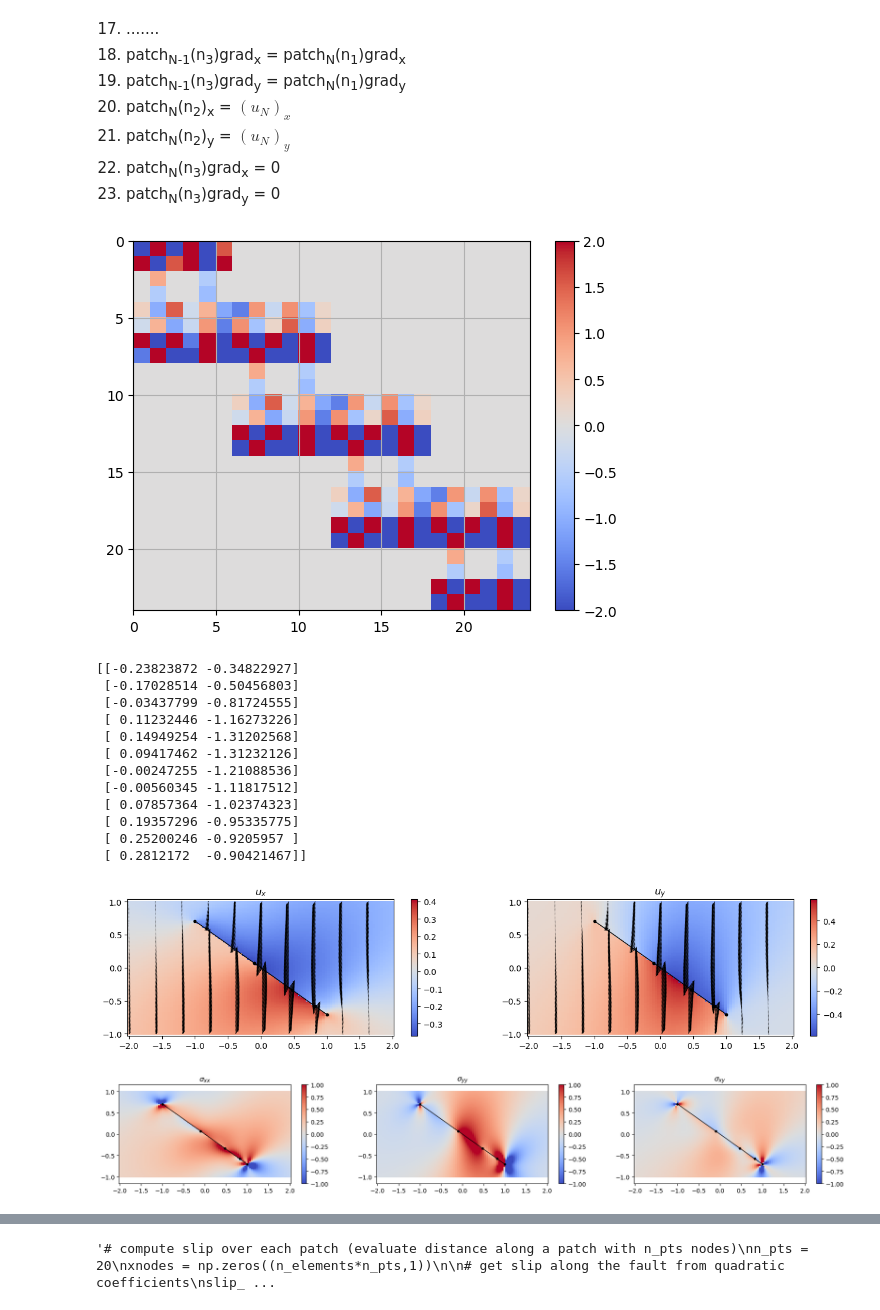
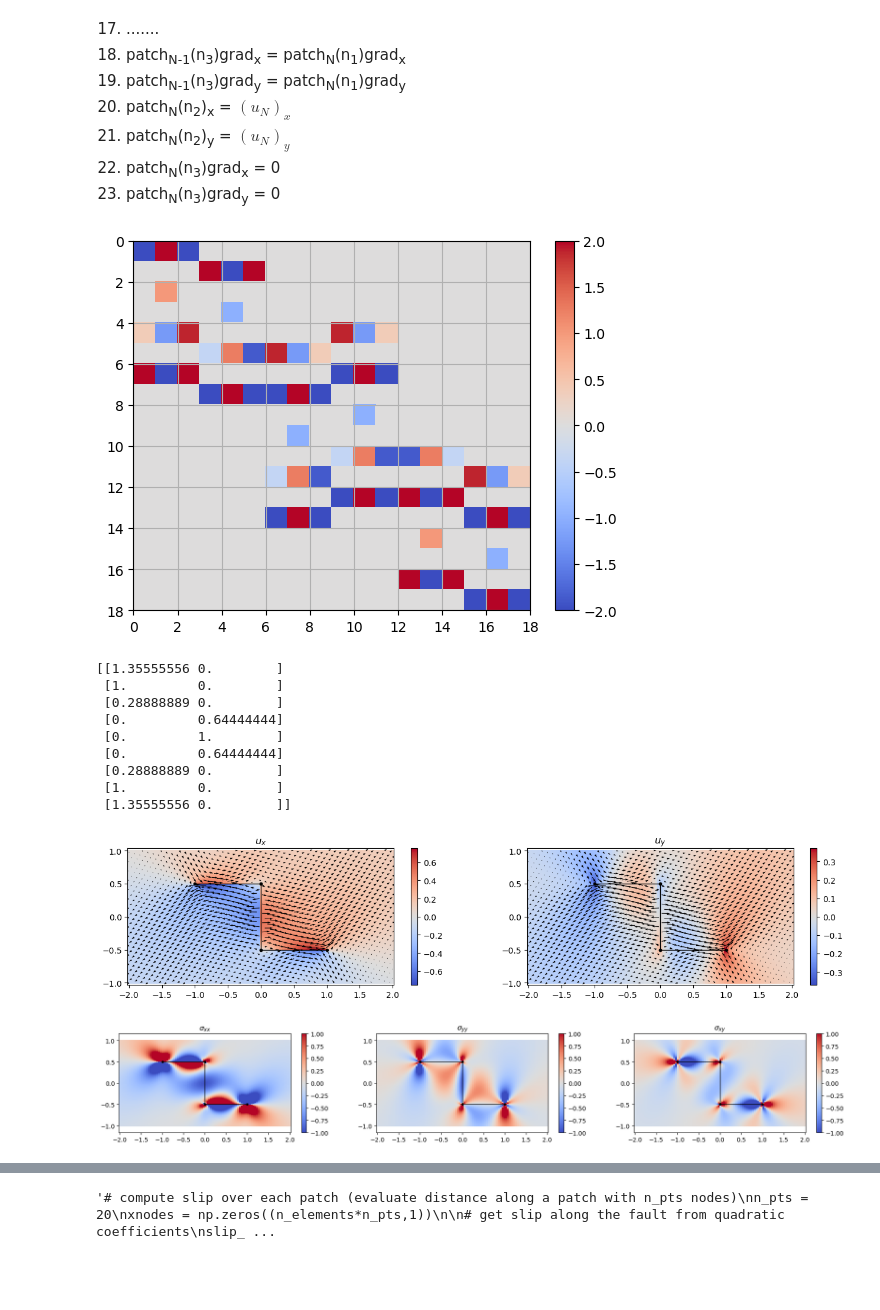
Before and after one commit to mallickrishg/bemcs, a Jupyter notebook: Nonplanarpatches_rotation.ipynb, the cells around one changed output, grey strips where cells are left out. Cells and saved outputs as stored; diff of their text form; code cells hidden in the pictures; blank space fills up the shorter version.

```diff
--- a/Nonplanarpatches_rotation.ipynb
+++ b/Nonplanarpatches_rotation.ipynb
@@ -99,16 +99,20 @@ q_s^{2a} \\ q_s^{2b} \\ q_s^{2c} \\ q_n^{2a} \\ q_n^{2b} \\ q_n^{2c} \end{bmatri
 \end{equation}$
 # %%
 # use a non-uniform mesh
-n_elements = 4
+n_elements = 3
 sorted_xlocs = np.sort(np.random.uniform(size=n_elements-1,low=-0.7,high=0.9))
 sorted_ylocs = np.sort(np.random.uniform(size=n_elements-1,low=-0.5,high=0.5))
 
-x1 = np.concatenate((np.array([-1.]), sorted_xlocs))
-x2 = np.concatenate((sorted_xlocs,np.array([1.])))
+x1 = np.array((-1.,0,0))
+x2 = np.array((0.,0.,1.))
+y1 = np.array((0.5,0.5,-0.5))
+y2 = np.array((0.5,-0.5,-0.5))
+# x1 = np.concatenate((np.array([-1.]), sorted_xlocs))
+# x2 = np.concatenate((sorted_xlocs,np.array([1.])))
 # y1 = np.concatenate((np.array([0.]), sorted_ylocs))
 # y2 = np.concatenate((sorted_ylocs,np.array([0.])))
-y1 = -np.sin(np.pi/4)*x1
-y2 = -np.sin(np.pi/4)*x2
+# y1 = -np.sin(np.pi/4)*x1
+# y2 = -np.sin(np.pi/4)*x2
 
 elements = []
 element = {}
@@ -178,8 +182,10 @@ BCvector[0:2] = 0
 BCvector[-2:] = 0
 
 # slip imposed at central nodes of each patch (these are in x,y coordinates)
-slip_vector_x = np.random.uniform(size=n_elements,low = 0.1, high = 1.0)
-slip_vector_y = np.random.uniform(size=n_elements,low = 0.5, high = 1.0)
+# slip_vector_x = np.random.uniform(size=n_elements,low = 0.1, high = 1.0)
+# slip_vector_y = np.random.uniform(size=n_elements,low = 0.5, high = 1.0)
+slip_vector_x = np.array((1.,-1.,1.))
+slip_vector_y = np.array((0.,0.,0.))
 
 BCvector[2:-3:6] = slip_vector_x.reshape(-1,1)
 BCvector[3:-2:6] = slip_vector_y.reshape(-1,1)
@@ -219,7 +225,7 @@ quadratic_coefs = np.linalg.inv(matrix_system) @ BCvector
 # plt.grid()
 # plt.show()
 # %% [output]
-[figure, old version]
+[figure, new version]
 # %%
 # extract (s,n) components and store them in 2 separate vectors
 quadratic_coefs_s = np.zeros((len(elements)*3,1))
@@ -231,18 +237,15 @@ print(np.hstack((quadratic_coefs_s,quadratic_coefs_n)))
 
 # print(quadratic_coefs.reshape(n_elements,5)) # this is like a break statement
 # %% [output]
-[[-0.23823872 -0.34822927]
- [-0.17028514 -0.50456803]
- [-0.03437799 -0.81724555]
- [ 0.11232446 -1.16273226]
- [ 0.14949254 -1.31202568]
- [ 0.09417462 -1.31232126]
- [-0.00247255 -1.21088536]
- [-0.00560345 -1.11817512]
- [ 0.07857364 -1.02374323]
- [ 0.19357296 -0.95335775]
- [ 0.25200246 -0.9205957 ]
- [ 0.2812172  -0.90421467]]
+[[1.35555556 0.        ]
+ [1.         0.        ]
+ [0.28888889 0.        ]
+ [0.         0.64444444]
+ [0.         1.        ]
+ [0.         0.64444444]
+ [0.28888889 0.        ]
+ [1.         0.        ]
+ [1.35555556 0.        ]]
 # %%
 # compute displacement and stress kernels
 # Elastic parameters
@@ -266,7 +269,7 @@ kernels_n = kernels.get_quadratic_displacement_stress_kernel(x_obs,y_obs,element
 ux = kernels_s[3] @ (quadratic_coefs_s) + kernels_n[3] @ quadratic_coefs_n
 uy = kernels_s[4] @ (quadratic_coefs_s) + kernels_n[4] @ quadratic_coefs_n
 
-nskip_plot = 10 # plotting for vectors
+nskip_plot = 7 # plotting for vectors
 
 # displacements
 plt.figure(figsize=(16,3))
@@ -296,35 +299,35 @@ plt.subplot(1, 3, 1)
 toplot = kernels_s[0] @ (quadratic_coefs_s) + kernels_n[0] @ quadratic_coefs_n
 plt.pcolor(x_obs.reshape(n_obs, n_obs), y_obs.reshape(n_obs, n_obs), toplot.reshape(n_obs, n_obs),cmap='coolwarm')
 for element in elements:
     plt.plot([element["x1"], element["x2"]],[element["y1"], element["y2"]],".-k",linewidth=1.0)
 plt.colorbar()
 plt.clim(-1,1)
 plt.axis("equal")
 plt.title("$\sigma_{xx}$")
 
 plt.subplot(1, 3, 2)
 toplot = kernels_s[1] @ quadratic_coefs_s + kernels_n[1] @ quadratic_coefs_n
 plt.pcolor(x_obs.reshape(n_obs, n_obs), y_obs.reshape(n_obs, n_obs), toplot.reshape(n_obs, n_obs),cmap='coolwarm')
 for element in elements:
     plt.plot([element["x1"], element["x2"]],[element["y1"], element["y2"]],".-k",linewidth=1.0)
 plt.colorbar()
 plt.clim(-1,1)
 plt.axis("equal")
 plt.title("$\sigma_{yy}$")
 
 plt.subplot(1, 3, 3)
 toplot = kernels_s[2] @ quadratic_coefs_s + kernels_n[2] @ quadratic_coefs_n
 plt.pcolor(x_obs.reshape(n_obs, n_obs), y_obs.reshape(n_obs, n_obs), toplot.reshape(n_obs, n_obs),cmap='coolwarm')
 for element in elements:
     plt.plot([element["x1"], element["x2"]],[element["y1"], element["y2"]],".-k",linewidth=1.0)
 plt.colorbar()
 plt.clim(-1,1)
 plt.axis("equal")
 plt.title("$\sigma_{xy}$")
 plt.show()
 # %% [output]
-[figure, old version]
+[figure, new version]
-[figure, old version]
+[figure, new version]
 # %%
 plt.stem(matrix_slip @ quadratic_coefs,'o')
 plt.grid()
```
Also changed, not shown: parts of 2 cells of this notebook.
